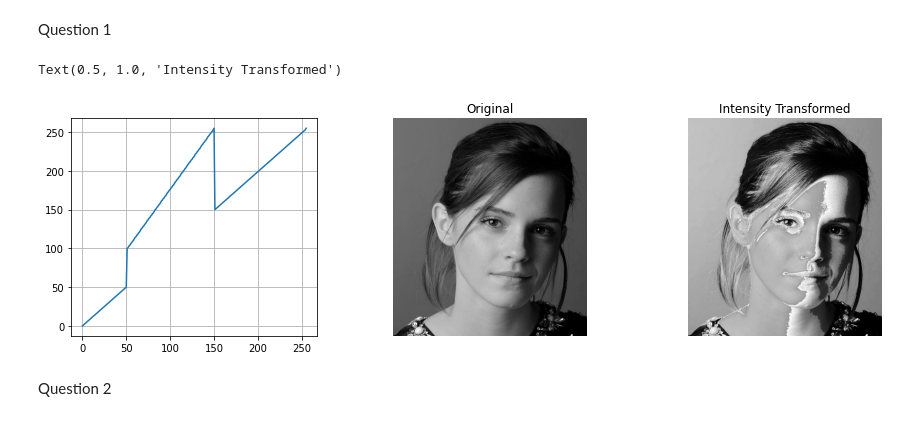
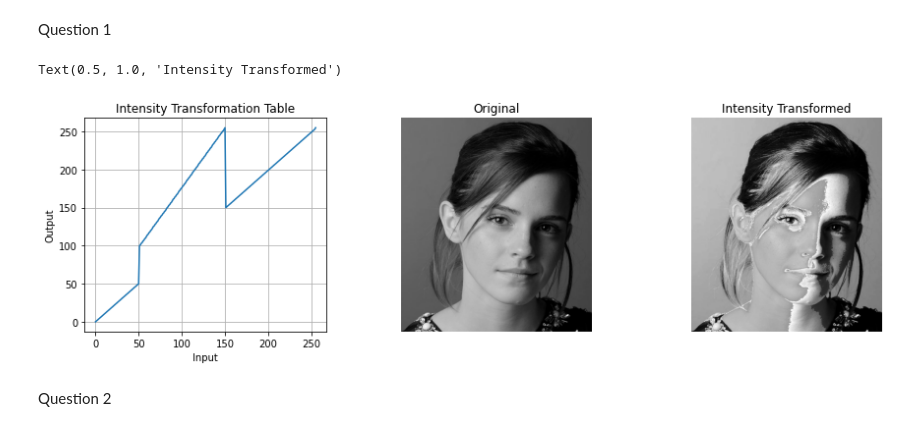
Before and after one commit to akilaabeyratne/EN2550-Assignment-1, a Jupyter notebook: Assignment1.ipynb, the cells around one changed output. Cells and saved outputs as stored; diff of their text form; code cells hidden in the pictures.

```diff
--- a/Assignment1.ipynb
+++ b/Assignment1.ipynb
@@ -8,27 +8,30 @@ Question 1
 # %%
 f = cv.imread(r'emma_gray.jpg')
 assert f is not None
 
 t1 = np.linspace(0,50,51)
 t2 = np.linspace(100,255,100)
 t3 = np.linspace(150,255,105)
 t = np.concatenate((t1,t2,t3),axis=0).astype(np.uint8)
 
 fig,ax = plt.subplots(1,3)
 fig.set_figwidth(15)
 
 g = cv.LUT(f,t)
 ax[1].axis('off')
 ax[2].axis('off')
 ax[0].grid()
 ax[0].plot(t)
+ax[0].set_ylabel('Output')
+ax[0].set_xlabel('Input')
 ax[1].imshow(cv.cvtColor(f, cv.COLOR_BGR2RGB))
 ax[2].imshow(cv.cvtColor(g, cv.COLOR_BGR2RGB))
+ax[0].set_title("Intensity Transformation Table")
 ax[1].set_title("Original")
 ax[2].set_title("Intensity Transformed")
 # %% [output]
 Text(0.5, 1.0, 'Intensity Transformed')
-[figure, old version]
+[figure, new version]
 # %% [markdown]
 Question 2
 # %%
```
Also changed, not shown: parts of 1 cell of this notebook.
